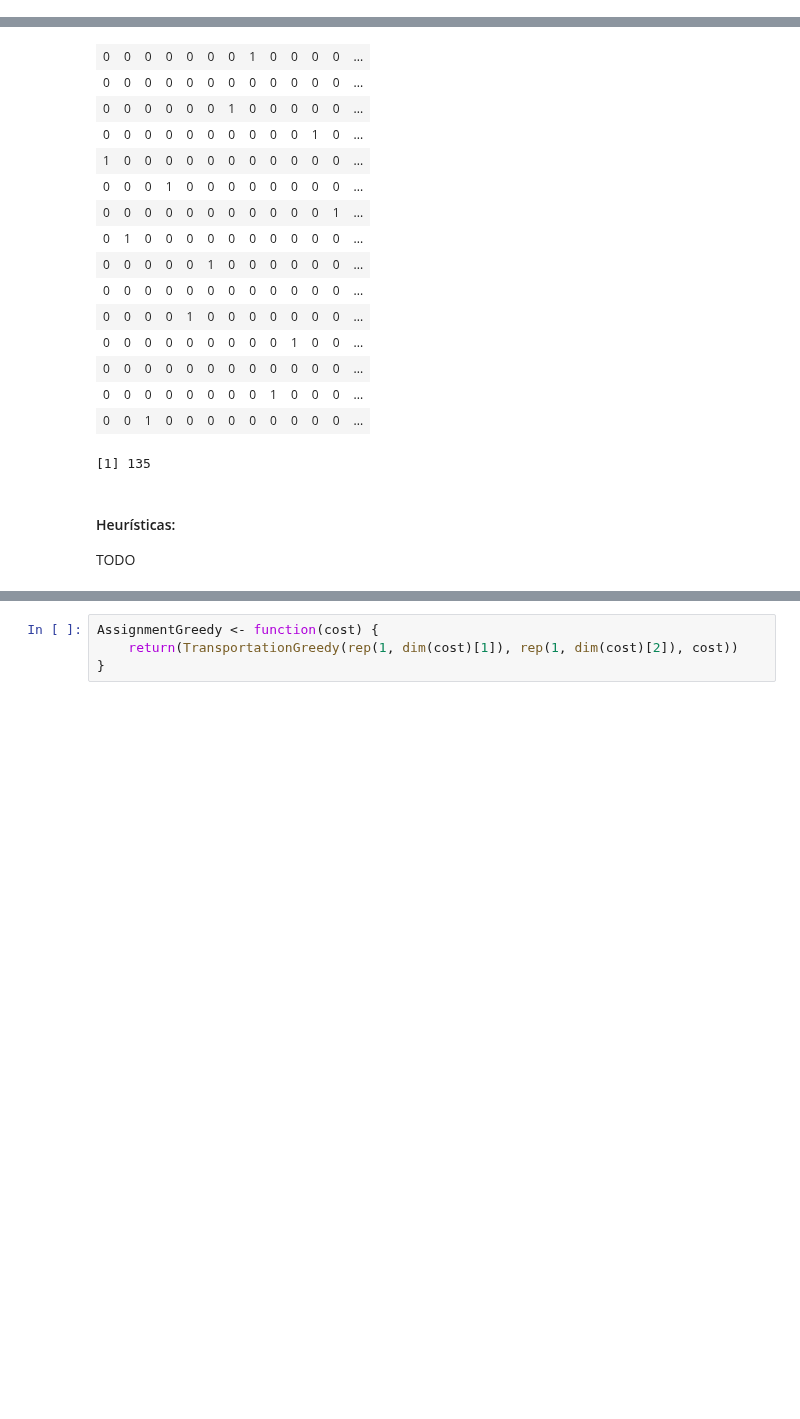
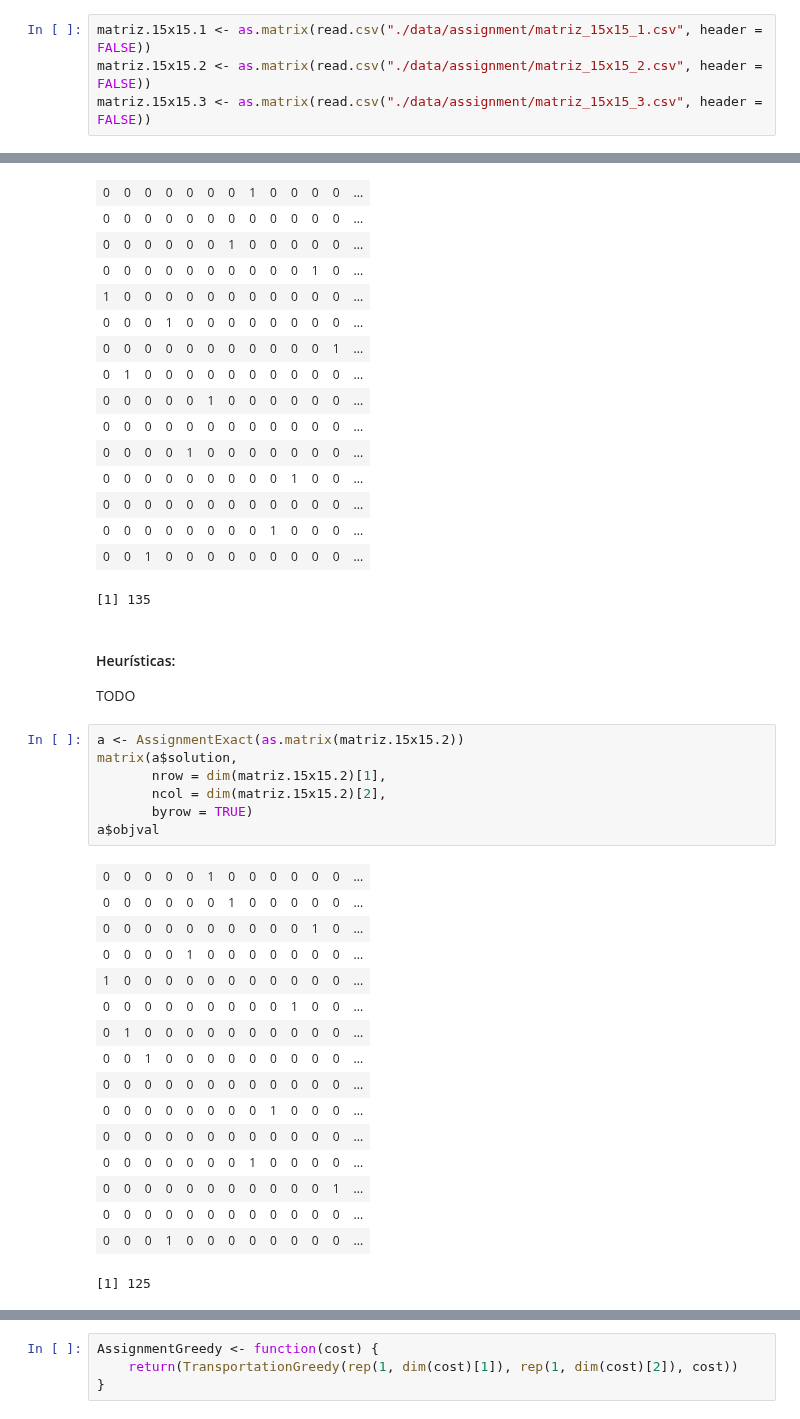
Before and after one commit to garciparedes/integer-programming-heuristics, a Jupyter notebook: integer-programming-heuristics.ipynb, the cells around one changed output, grey strips where cells are left out. Cells and saved outputs as stored; diff of their text form; blank space fills up the shorter version.

Commit message:
Working on Assignment Problem

```diff
--- a/integer-programming-heuristics.ipynb
+++ b/integer-programming-heuristics.ipynb
@@ -141 +126,5 @@ AssignmentExact <- function(cost, ...) {
+# %%
+matriz.15x15.1 <- as.matrix(read.csv("./data/assignment/matriz_15x15_1.csv", header = FALSE))
+matriz.15x15.2 <- as.matrix(read.csv("./data/assignment/matriz_15x15_2.csv", header = FALSE))
+matriz.15x15.3 <- as.matrix(read.csv("./data/assignment/matriz_15x15_3.csv", header = FALSE))
 # %%
@@ -165,3 +154,27 @@ a$objval
 # %% [markdown]
 #### Heurísticas:
 TODO
+# %%
+a <- AssignmentExact(as.matrix(matriz.15x15.2))
+matrix(a$solution,
+       nrow = dim(matriz.15x15.2)[1],
+       ncol = dim(matriz.15x15.2)[2],
+       byrow = TRUE)
+a$objval
+# %% [output]
+| 0 | 0 | 0 | 0 | 0 | 1 | 0 | 0 | 0 | 0 | 0 | 0 | ... |
+| 0 | 0 | 0 | 0 | 0 | 0 | 1 | 0 | 0 | 0 | 0 | 0 | ... |
+| 0 | 0 | 0 | 0 | 0 | 0 | 0 | 0 | 0 | 0 | 1 | 0 | ... |
+| 0 | 0 | 0 | 0 | 1 | 0 | 0 | 0 | 0 | 0 | 0 | 0 | ... |
+| 1 | 0 | 0 | 0 | 0 | 0 | 0 | 0 | 0 | 0 | 0 | 0 | ... |
+| 0 | 0 | 0 | 0 | 0 | 0 | 0 | 0 | 0 | 1 | 0 | 0 | ... |
+| 0 | 1 | 0 | 0 | 0 | 0 | 0 | 0 | 0 | 0 | 0 | 0 | ... |
+| 0 | 0 | 1 | 0 | 0 | 0 | 0 | 0 | 0 | 0 | 0 | 0 | ... |
+| 0 | 0 | 0 | 0 | 0 | 0 | 0 | 0 | 0 | 0 | 0 | 0 | ... |
+| 0 | 0 | 0 | 0 | 0 | 0 | 0 | 0 | 1 | 0 | 0 | 0 | ... |
+| 0 | 0 | 0 | 0 | 0 | 0 | 0 | 0 | 0 | 0 | 0 | 0 | ... |
+| 0 | 0 | 0 | 0 | 0 | 0 | 0 | 1 | 0 | 0 | 0 | 0 | ... |
+| 0 | 0 | 0 | 0 | 0 | 0 | 0 | 0 | 0 | 0 | 0 | 1 | ... |
+| 0 | 0 | 0 | 0 | 0 | 0 | 0 | 0 | 0 | 0 | 0 | 0 | ... |
+| 0 | 0 | 0 | 1 | 0 | 0 | 0 | 0 | 0 | 0 | 0 | 0 | ... |
+[1] 125
```
Also changed, not shown: parts of 14 cells of this notebook, 1 other file.
